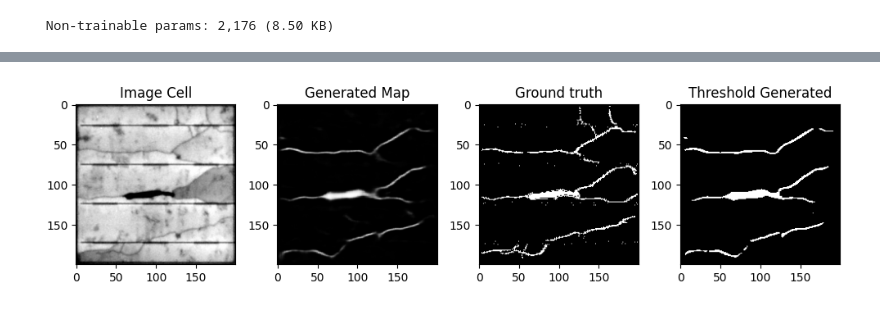
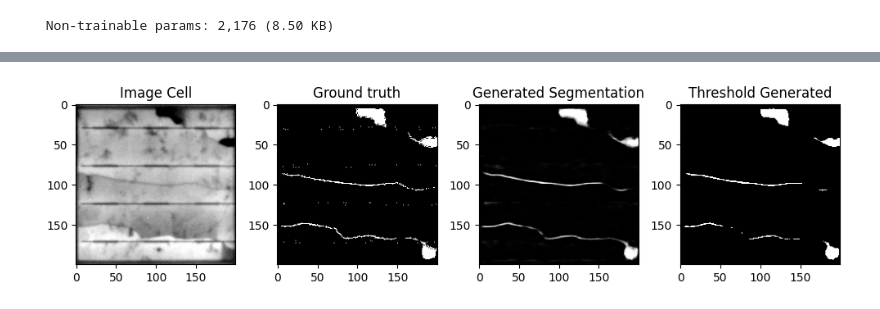
Before and after one commit to lemarin123/PV_Cell_Defect, a Jupyter notebook: PV_AutoEncoder.ipynb, the cells around one changed output, grey strips where cells are left out. Drawn from its saved outputs; the diff is of its cells as text; code cells hidden in the pictures.

```diff
--- a/PV_AutoEncoder.ipynb
+++ b/PV_AutoEncoder.ipynb
@@ -228,7 +228,7 @@ Dice         0.955438
 dtype: float64
 # %%
 
-num=134 # Choose any number < 206
+num=91 # Choose any number < 206
 y_def=y_test[num]
 image_cell=images_test[num]
 
@@ -238,28 +238,28 @@ predicted_output = autoencoder.predict(np.expand_dims(image_cell, axis=0))[0]
 # %%
 
 
 predicted_output_normalized = (predicted_output - np.min(predicted_output)) / (np.max(predicted_output) - np.min(predicted_output))
-y_pred_binary = np.where(predicted_output_normalized >= 0.2, 1, 0)
+y_pred_binary = np.where(predicted_output_normalized >= 0.5, 1, 0)
 fig, axs = plt.subplots(1, 4, figsize=(10, 5))
 
 
 image_normalized = (image_cell - np.min(image_cell)) / (np.max(image_cell) - np.min(image_cell))
 axs[0].imshow(image_normalized, cmap='gray')
 axs[0].set_title('Image Cell')
 
-axs[1].imshow(predicted_output_normalized, cmap='gray')
-axs[1].set_title('Generated Map')
+axs[2].imshow(predicted_output_normalized, cmap='gray')
+axs[2].set_title('Generated Segmentation')
 
-axs[2].imshow(y_def, cmap='gray')
-axs[2].set_title('Ground truth')
+axs[1].imshow(y_def, cmap='gray')
+axs[1].set_title('Ground truth')
 
 axs[3].imshow(y_pred_binary, cmap='gray')
 axs[3].set_title('Threshold Generated')
 
 
 plt.tight_layout()
 #plt.savefig(r'C:\Users\elbahri\Documents\solar_pannel\result_pv_cell\output_all_' + str(num) + '.png', dpi=300, bbox_inches='tight')
 # Show the combined plot
 plt.show()
 # %% [output]
-[figure, old version]
+[figure, new version]
```
Also changed, not shown: parts of 3 cells of this notebook.
